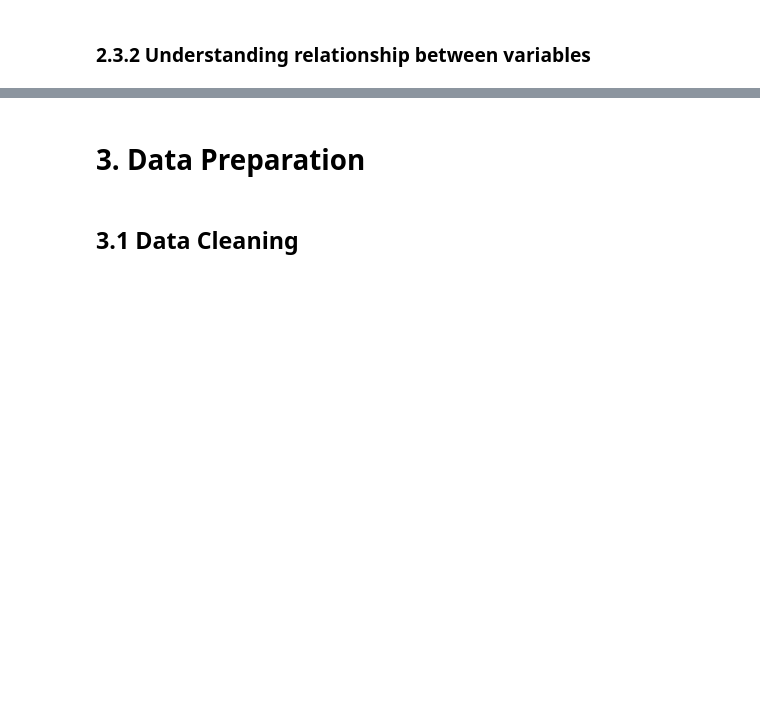
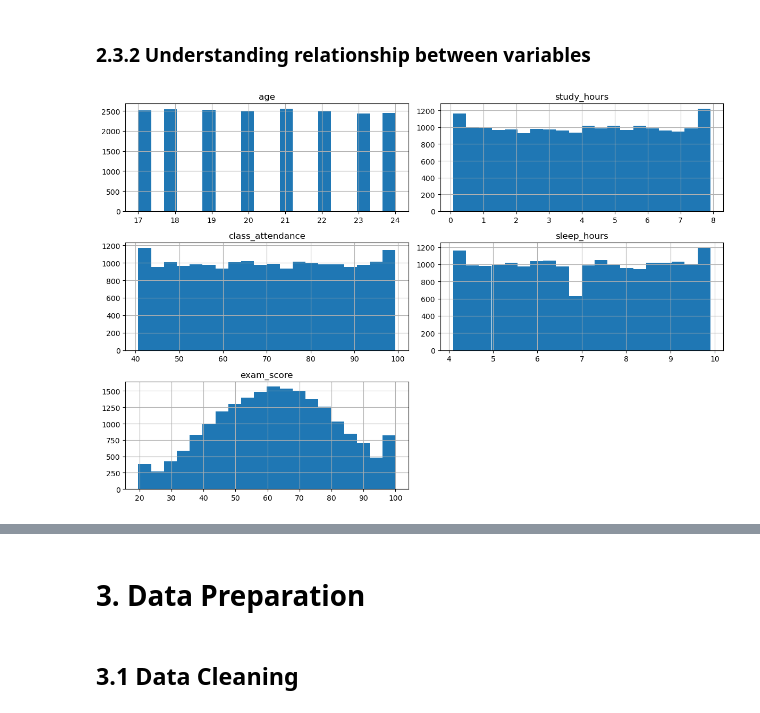
Before and after one commit to Ethan-Ang/MLDP_Ethan_2402348C, a Jupyter notebook: Ethan_Ang_2402348C.ipynb, the cells around one changed output, grey strips where cells are left out. Cells and saved outputs as stored; diff of their text form; code cells hidden in the pictures; blank space fills up the shorter version.

Commit message:
Completed data visualisation

```diff
--- a/Ethan_Ang_2402348C.ipynb
+++ b/Ethan_Ang_2402348C.ipynb
@@ -213,3 +225,9 @@ Name: count, Length: 805, dtype: int64
 ### 2.3.2 Understanding relationship between variables
 # %%
 ## Understanding relationship between variables
+# %%
+df.hist(bins=20, figsize=(12,8))
+plt.tight_layout()
+plt.show()
+# %% [output]
+[figure, added]
```
Also changed, not shown: parts of 7 cells of this notebook.
